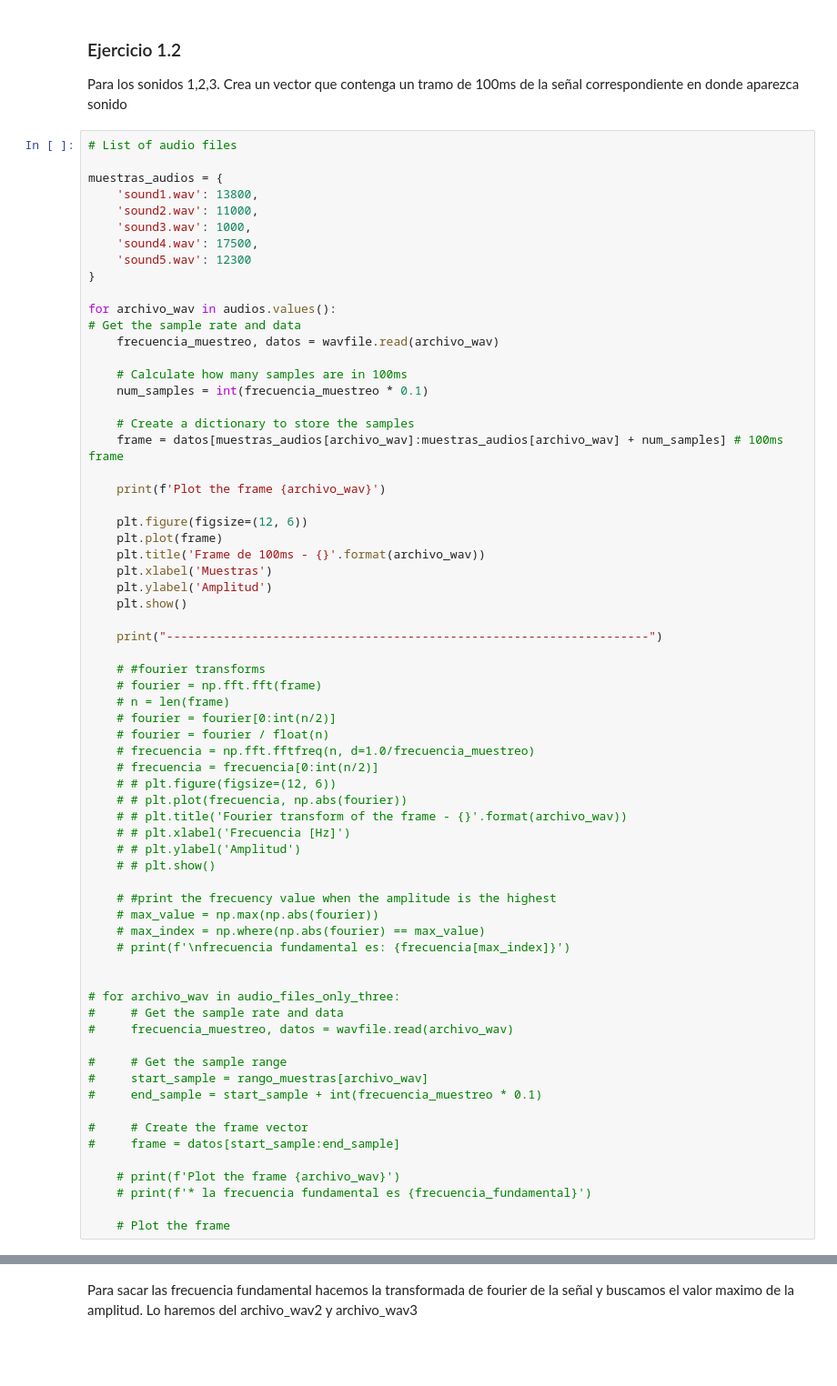
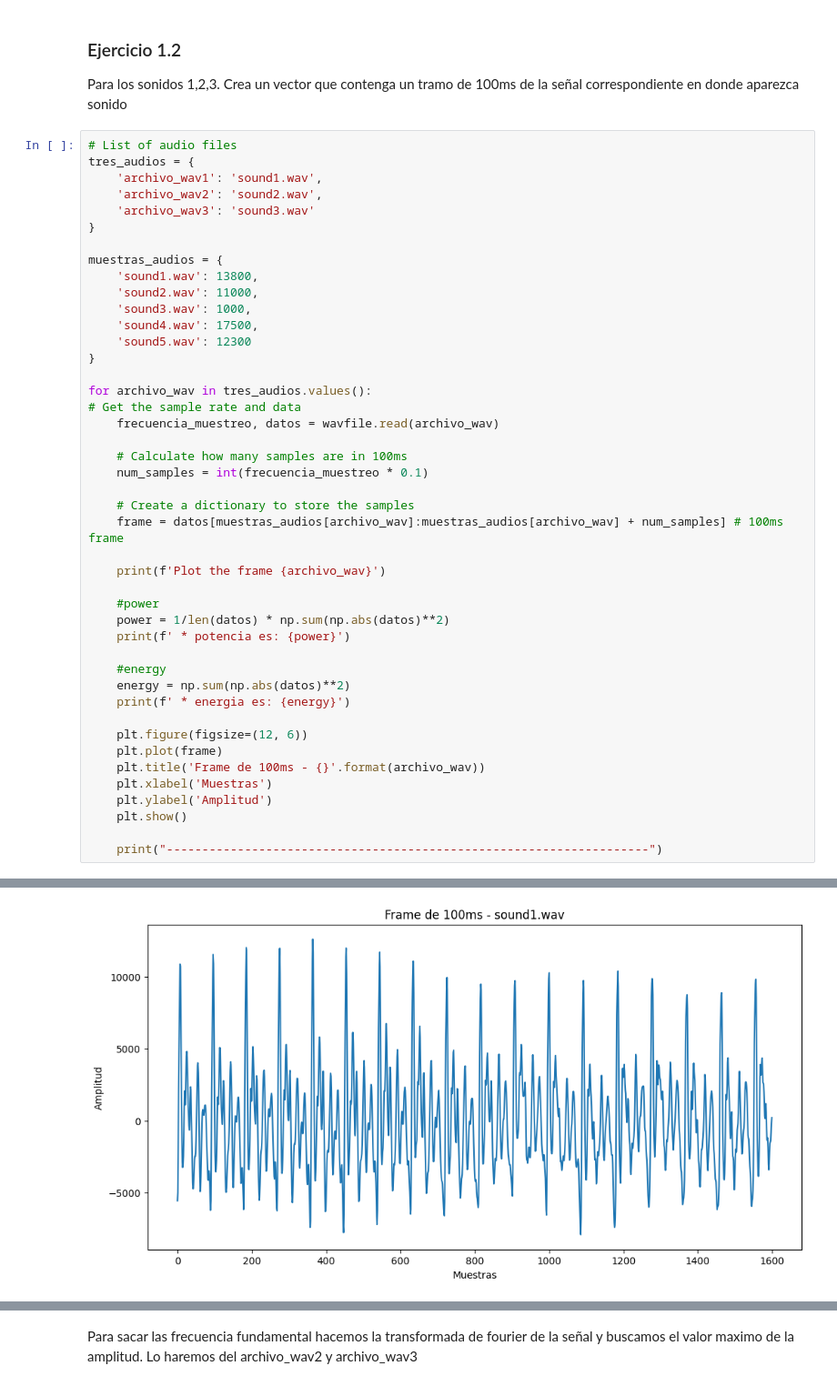
Before and after one commit to oscarjibou/University_projects, a Jupyter notebook: TDS/P1/main.ipynb, the cells around one changed output, grey strips where cells are left out. Shown at 91% size. Saved outputs shown, nothing was run; the diff lists cells and outputs as text; blank space fills up the shorter version.

Commit message:
ejercicio 1.2 funciona sin fourier

```diff
--- a/TDS/P1/main.ipynb
+++ b/TDS/P1/main.ipynb
@@ -52,6 +69,11 @@ Para los sonidos 1,2,3. Crea un vector que contenga un tramo de
 100ms de la señal correspondiente en donde aparezca sonido
 # %%
 # List of audio files
+tres_audios = {
+    'archivo_wav1': 'sound1.wav',
+    'archivo_wav2': 'sound2.wav',
+    'archivo_wav3': 'sound3.wav'
+}
 
 muestras_audios = {
     'sound1.wav': 13800,
@@ -61,7 +83,7 @@ muestras_audios = {
     'sound5.wav': 12300
 }
 
-for archivo_wav in audios.values():
+for archivo_wav in tres_audios.values():
 # Get the sample rate and data
     frecuencia_muestreo, datos = wavfile.read(archivo_wav)
 
@@ -73,6 +95,14 @@ for archivo_wav in audios.values():
 
     print(f'Plot the frame {archivo_wav}')
 
+    #power
+    power = 1/len(datos) * np.sum(np.abs(datos)**2)
+    print(f' * potencia es: {power}')
+
+    #energy
+    energy = np.sum(np.abs(datos)**2)
+    print(f' * energia es: {energy}')
+
     plt.figure(figsize=(12, 6))
     plt.plot(frame)
     plt.title('Frame de 100ms - {}'.format(archivo_wav))
@@ -81,39 +111,4 @@ for archivo_wav in audios.values():
     plt.show()
 
     print("--------------------------------------------------------------------")
-
-    # #fourier transforms
-    # fourier = np.fft.fft(frame)
-    # n = len(frame)
-    # fourier = fourier[0:int(n/2)]
-    # fourier = fourier / float(n)
-    # frecuencia = np.fft.fftfreq(n, d=1.0/frecuencia_muestreo)
-    # frecuencia = frecuencia[0:int(n/2)]
-    # # plt.figure(figsize=(12, 6))
-    # # plt.plot(frecuencia, np.abs(fourier))
-    # # plt.title('Fourier transform of the frame - {}'.format(archivo_wav))
-    # # plt.xlabel('Frecuencia [Hz]')
-    # # plt.ylabel('Amplitud')
-    # # plt.show()
-
-    # #print the frecuency value when the amplitude is the highest
-    # max_value = np.max(np.abs(fourier))
-    # max_index = np.where(np.abs(fourier) == max_value)
-    # print(f'\nfrecuencia fundamental es: {frecuencia[max_index]}')
-
-
-# for archivo_wav in audio_files_only_three:
-#     # Get the sample rate and data
-#     frecuencia_muestreo, datos = wavfile.read(archivo_wav)
-
-#     # Get the sample range
-#     start_sample = rango_muestras[archivo_wav]
-#     end_sample = start_sample + int(frecuencia_muestreo * 0.1)
-
-#     # Create the frame vector
-#     frame = datos[start_sample:end_sample]
-
-    # print(f'Plot the frame {archivo_wav}')
-    # print(f'* la frecuencia fundamental es {frecuencia_fundamental}')
-
-    # Plot the frame
+# %% [output]
@@ -119,0 +118 @@ for archivo_wav in audios.values():
+[figure, added]
```
Also changed, not shown: parts of 3 cells of this notebook, 2 other files.
